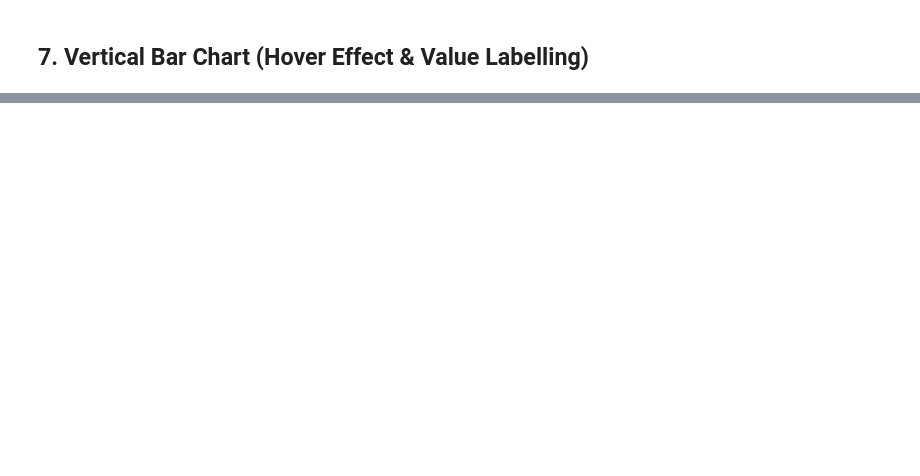
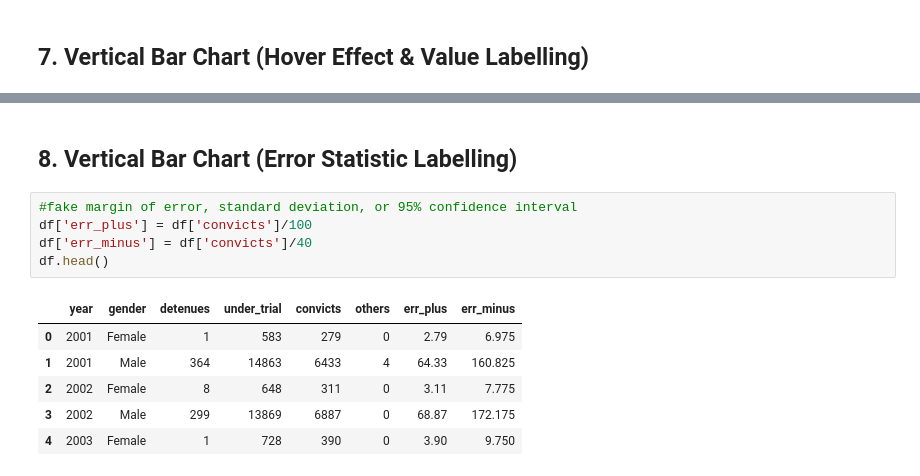
Before and after one commit to justaplan/plotly_tutorials, a Jupyter notebook: Bar_chart(Plotly).ipynb, the cells around one changed output, grey strips where cells are left out. Cells and saved outputs as stored; diff of their text form; blank space fills up the shorter version.

```diff
--- a/Bar_chart(Plotly).ipynb
+++ b/Bar_chart(Plotly).ipynb
@@ -295,3 +295,17 @@ barchart = px.bar(
 pio.show(barchart)
 # %% [output]
 [interactive output not drawn]
+# %% [markdown]
+<h2>8. Vertical Bar Chart (Error Statistic Labelling)</h2>
+# %%
+#fake margin of error, standard deviation, or 95% confidence interval
+df['err_plus'] = df['convicts']/100
+df['err_minus'] = df['convicts']/40
+df.head()
+# %% [output]
+|  | year | gender | detenues | under_trial | convicts | others | err_plus | err_minus |
+| 0 | 2001 | Female | 1 | 583 | 279 | 0 | 2.79 | 6.975 |
+| 1 | 2001 | Male | 364 | 14863 | 6433 | 4 | 64.33 | 160.825 |
+| 2 | 2002 | Female | 8 | 648 | 311 | 0 | 3.11 | 7.775 |
+| 3 | 2002 | Male | 299 | 13869 | 6887 | 0 | 68.87 | 172.175 |
+| 4 | 2003 | Female | 1 | 728 | 390 | 0 | 3.90 | 9.750 |
```
Also changed, not shown: parts of 8 cells of this notebook.
